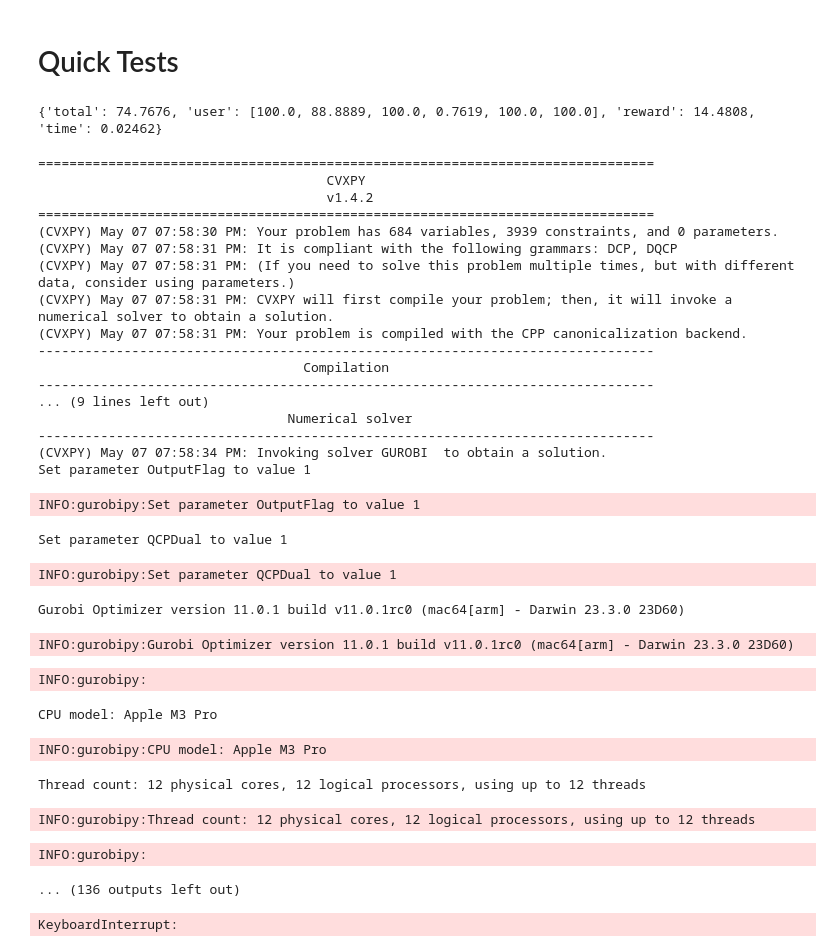
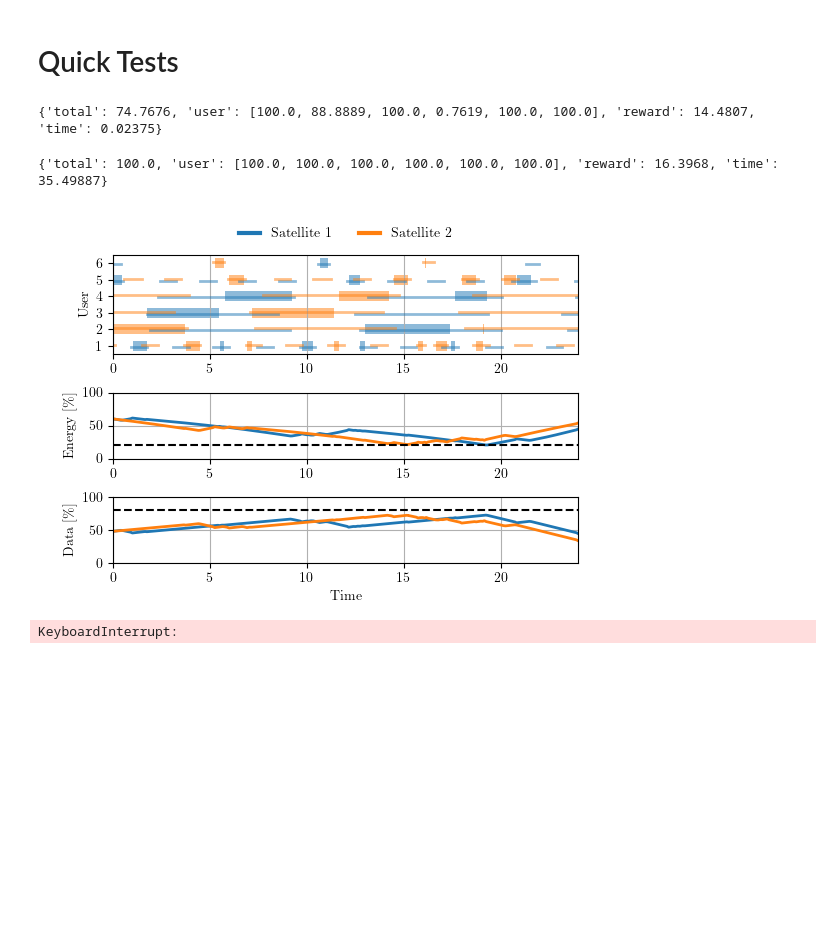
Before and after one commit to Stanford-NavLab/LuPNT, a Jupyter notebook: examples/projects/pnt-scheduling/python/main_AC_UPP.ipynb, the cells around one changed output. Drawn from its saved outputs; the diff is of its cells as text; code cells hidden in the pictures; blank space fills up the shorter version.

```diff
--- a/examples/projects/pnt-scheduling/python/main_AC_UPP.ipynb
+++ b/examples/projects/pnt-scheduling/python/main_AC_UPP.ipynb
@@ -23,7 +24,12 @@ config = {
     "duration_factor": 1.1,
 }
 # %%
-from solvers import RuleBasedSolver, SmdpForwardSearchSolver, SmdpMctsSolver, DiscreteTimeIpSolver
+from solvers import (
+    RuleBasedSolver,
+    SmdpForwardSearchSolver,
+    SmdpMctsSolver,
+    DiscreteTimeIpSolver,
+)
 from util import timed, get_metrics
 
 problem = exp_1.get_problem(config["date"], duration_factor=1.5)
@@ -33,44 +39,30 @@ policy, time = timed(solver.solve, s0, N_max=5, dur_min=5)
 metric = get_metrics(problem, policy, time, gamma=1)
 print(metric)
 # %% [output]
-{'total': 74.7676, 'user': [100.0, 88.8889, 100.0, 0.7619, 100.0, 100.0], 'reward': 14.4808, 'time': 0.02462}
+{'total': 74.7676, 'user': [100.0, 88.8889, 100.0, 0.7619, 100.0, 100.0], 'reward': 14.4807, 'time': 0.02375}
 # %%
-problem = exp_1.get_problem(config["date"], duration_factor=1)
-solver = DiscreteTimeIpSolver(problem)
+problem = exp_1.get_problem(config["date"], duration_factor=1.1)
+solver = DiscreteTimeIpSolver(problem, sep_corr=0, gamma=1)
 s0 = problem.initial_state()
-policy, time = timed(solver.solve, s0, time_step_factor=5)
+policy, time = timed(solver.solve, s0, time_step_factor=1)
 metric = get_metrics(problem, policy, time, gamma=1)
 print(metric)
+
+policy_ip = policy
 # %% [output]
-===============================================================================
-                                     CVXPY
-                                     v1.4.2
-===============================================================================
-(CVXPY) May 07 07:58:30 PM: Your problem has 684 variables, 3939 constraints, and 0 parameters.
-(CVXPY) May 07 07:58:31 PM: It is compliant with the following grammars: DCP, DQCP
-(CVXPY) May 07 07:58:31 PM: (If you need to solve this problem multiple times, but with different data, consider using parameters.)
-(CVXPY) May 07 07:58:31 PM: CVXPY will first compile your problem; then, it will invoke a numerical solver to obtain a solution.
-(CVXPY) May 07 07:58:31 PM: Your problem is compiled with the CPP canonicalization backend.
--------------------------------------------------------------------------------
-                                  Compilation
--------------------------------------------------------------------------------
-... (9 lines left out)
-                                Numerical solver
--------------------------------------------------------------------------------
-(CVXPY) May 07 07:58:34 PM: Invoking solver GUROBI  to obtain a solution.
-Set parameter OutputFlag to value 1
+{'total': 100.0, 'user': [100.0, 100.0, 100.0, 100.0, 100.0, 100.0], 'reward': 16.3968, 'time': 35.49887}
-INFO:gurobipy:Set parameter OutputFlag to value 1
-Set parameter QCPDual to value 1
-INFO:gurobipy:Set parameter QCPDual to value 1
-Gurobi Optimizer version 11.0.1 build v11.0.1rc0 (mac64[arm] - Darwin 23.3.0 23D60)
-INFO:gurobipy:Gurobi Optimizer version 11.0.1 build v11.0.1rc0 (mac64[arm] - Darwin 23.3.0 23D60)
-INFO:gurobipy:
-CPU model: Apple M3 Pro
-INFO:gurobipy:CPU model: Apple M3 Pro
-Thread count: 12 physical cores, 12 logical processors, using up to 12 threads
-INFO:gurobipy:Thread count: 12 physical cores, 12 logical processors, using up to 12 threads
-INFO:gurobipy:
-... (136 outputs left out)
+# %%
+gridspec_kw = dict(hspace=0.5, height_ratios=[1.5, 1, 1])
+fig, axs = plt.subplots(3, 1, figsize=(6, 4), gridspec_kw=gridspec_kw)
+plotting.plot_requests_service_windows(
+    problem.requests, problem.service_windows, policy_ip, ax=axs[0]
+)
+plotting.plot_resources(problem, policy_ip, ax=axs[1:])
+plt.tight_layout()
+plt.savefig(os.path.join(figures_path, "policy_ip.pdf"))
+plt.show()
+# %% [output]
+[figure, added]
 # %%
 problem = exp_1.get_problem(config["date"], duration_factor=1)
 solver = SmdpForwardSearchSolver(problem)
```
Also changed, not shown: parts of 19 cells of this notebook, 19 other files.
